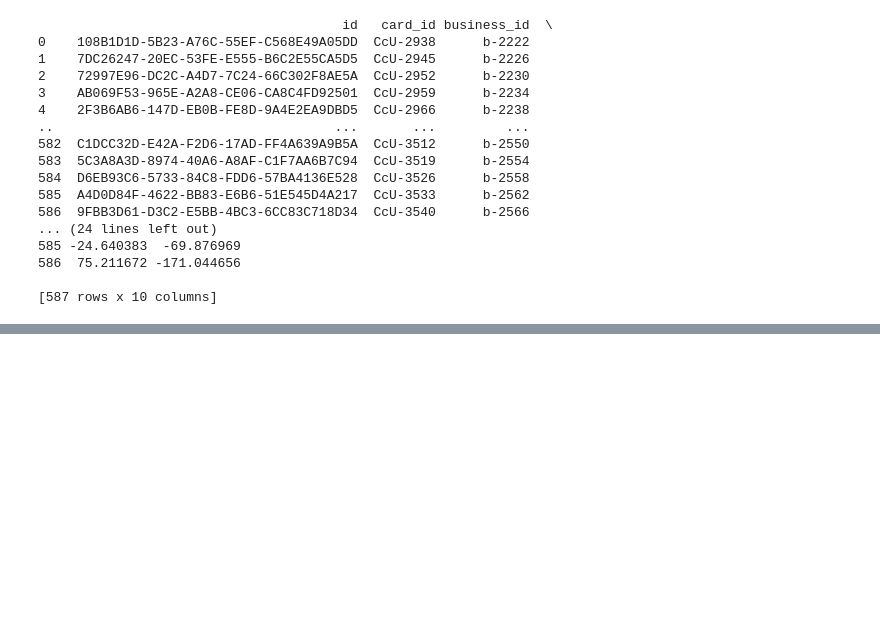
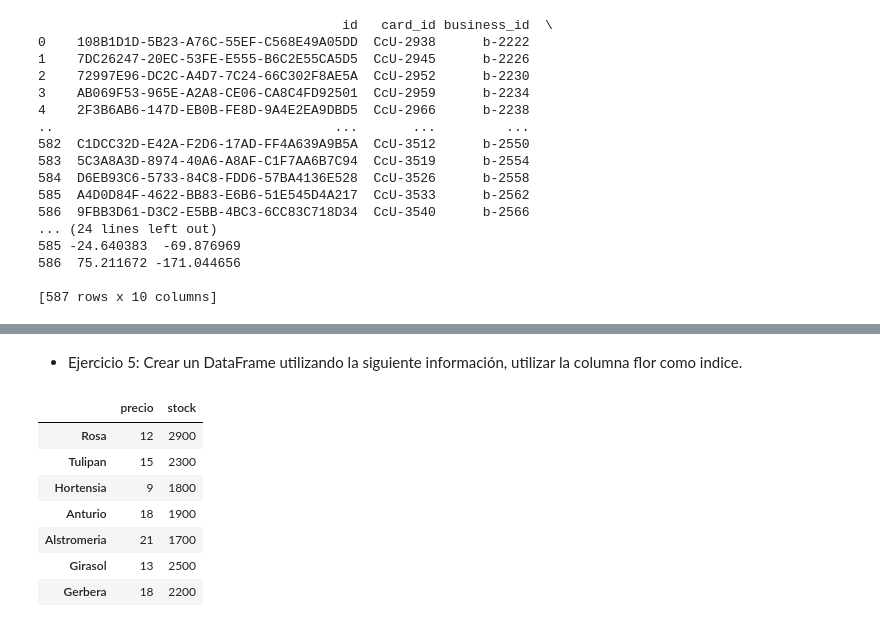
Before and after one commit to Bellengher/SPRINT-1, a Jupyter notebook: NOTES/Python/Learning_Pandas.ipynb, the cells around one changed output, grey strips where cells are left out. Drawn from its saved outputs; the diff is of its cells as text; code cells hidden in the pictures; blank space fills up the shorter version.

```diff
--- a/NOTES/Python/Learning_Pandas.ipynb
+++ b/NOTES/Python/Learning_Pandas.ipynb
@@ -265,0 +309,2 @@ print(nuevos_datos)
+# %% [markdown]
+* Ejercicio 5: Crear un DataFrame utilizando la siguiente información, utilizar la columna flor como indice.
@@ -265,0 +317,14 @@ print(nuevos_datos)
+# %%
+#floreria = pd.DataFrame(datos) ---> ESTA LÍNEA CREA EL DATAFRAME
+#floreria = pd.DataFrame(datos, index=datos['flor']) ---> AHORA SE INDICA QUE LA COLUMNA FLOR SERÁ EL INDICE
+floreria = pd.DataFrame(datos, index=datos['flor'], columns=['precio','stock']) # AHORA SE INDICA LAS COLUMNAS QUE DEBE SELECCIONAR YA QUE SI NO MUESTRA FLOR 2 VECES.
+floreria
+# %% [output]
+|  | precio | stock |
+| Rosa | 12 | 2900 |
+| Tulipan | 15 | 2300 |
+| Hortensia | 9 | 1800 |
+| Anturio | 18 | 1900 |
+| Alstromeria | 21 | 1700 |
+| Girasol | 13 | 2500 |
+| Gerbera | 18 | 2200 |
```
Also changed, not shown: parts of 25 cells of this notebook.
